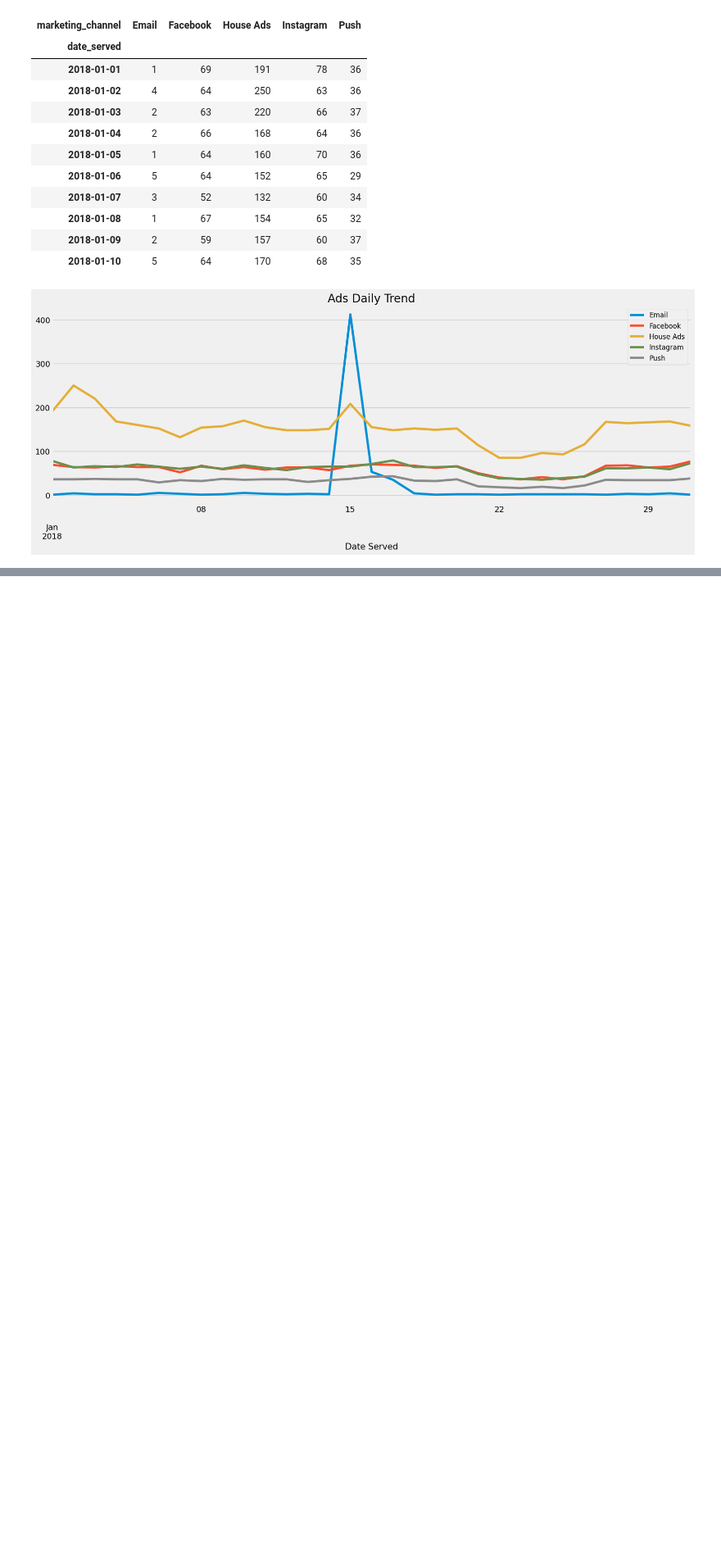
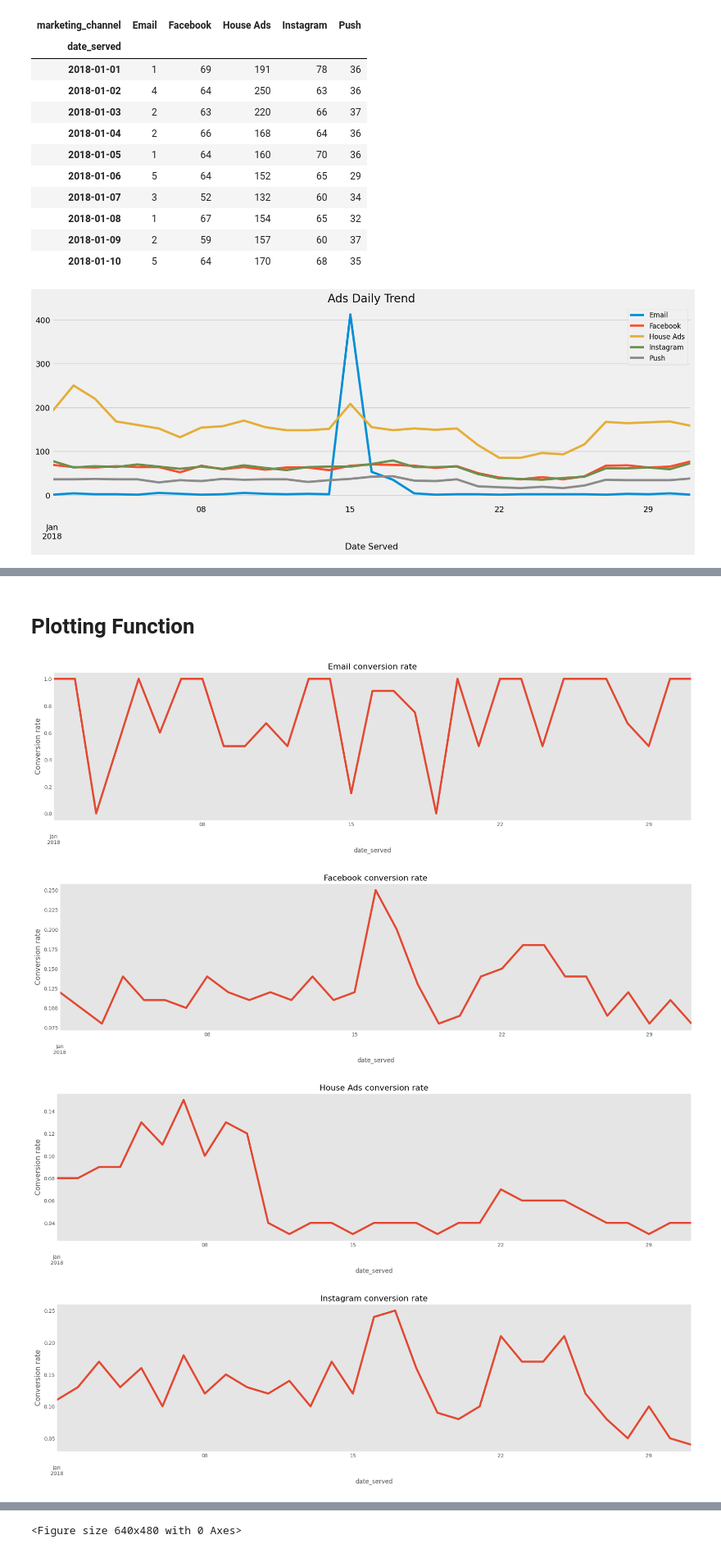
Before and after one commit to FemiTheAnalyst/Data-Projects, a Jupyter notebook: Market Campaigns with pandas/Market Campaigns with pandas.ipynb, the cells around one changed output, grey strips where cells are left out. Shown at 82% size. Drawn from its saved outputs; the diff is of its cells as text; code cells hidden in the pictures; blank space fills up the shorter version.

```diff
--- a/Market Campaigns with pandas/Market Campaigns with pandas.ipynb
+++ b/Market Campaigns with pandas/Market Campaigns with pandas.ipynb
@@ -484,0 +591,3 @@ plt.legend(loc='upper right',fontsize=12);
+# %%
+date_served_convr_df=pd.DataFrame(conversion_rate(df,['marketing_channel','date_served']).unstack(level=0))
+date_served_convr_df.head(10)
@@ -484,0 +607,20 @@ plt.legend(loc='upper right',fontsize=12);
+# %% [markdown]
+# Plotting Function
+# %%
+def plotting_conv(df,kind):
+    for column in df.columns:
+        plt.style.use('ggplot')
+        df[column].plot(kind=kind,figsize=(20,5))
+
+        plt.title(column + ' conversion rate', size = 16)
+        plt.ylabel('Conversion rate', size = 14)
+        plt.grid(False)
+        plt.show()
+        plt.clf();#clear the current figure and create a new plot with fresh data.
+# %%
+plotting_conv(date_served_convr_df,"line");
+# %% [output]
+[figure, added]
+[figure, added]
+[figure, added]
+[figure, added]
@@ -484,0 +628 @@ plt.legend(loc='upper right',fontsize=12);
+<Figure size 640x480 with 0 Axes>
```
Also changed, not shown: parts of 65 cells of this notebook.
